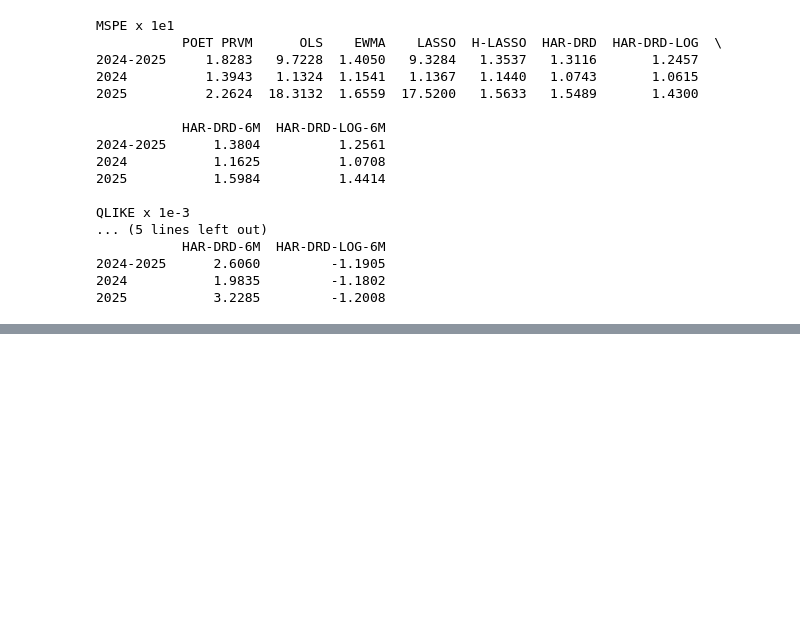
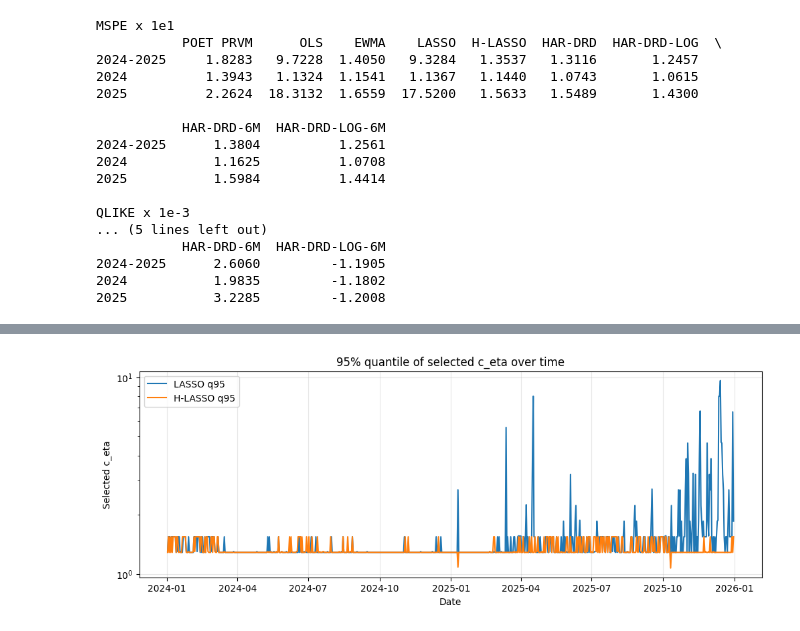
Before and after one commit to JasonKimJaeho/fivar-crypto, a Jupyter notebook: FIVAR_HAR.ipynb, the cells around one changed output, grey strips where cells are left out. Drawn from its saved outputs; the diff is of its cells as text; code cells hidden in the pictures; blank space fills up the shorter version.

```diff
--- a/FIVAR_HAR.ipynb
+++ b/FIVAR_HAR.ipynb
@@ -2301,0 +3149,14 @@ QLIKE x 1e-3
+# %%
+# 95% 분위수
+plt.figure(figsize=(12, 4))
+plt.plot(df_c_eta_ts["date"], df_c_eta_ts["LASSO_q95"], label="LASSO q95")
+plt.plot(df_c_eta_ts["date"], df_c_eta_ts["H_LASSO_q95"], label="H-LASSO q95")
+plt.yscale("log")
+plt.title("95% quantile of selected c_eta over time")
+plt.xlabel("Date")
+plt.ylabel("Selected c_eta")
+plt.legend()
+plt.grid(alpha=0.3)
+plt.show()
+# %% [output]
+[figure, added]
```
Also changed, not shown: parts of 33 cells of this notebook.
